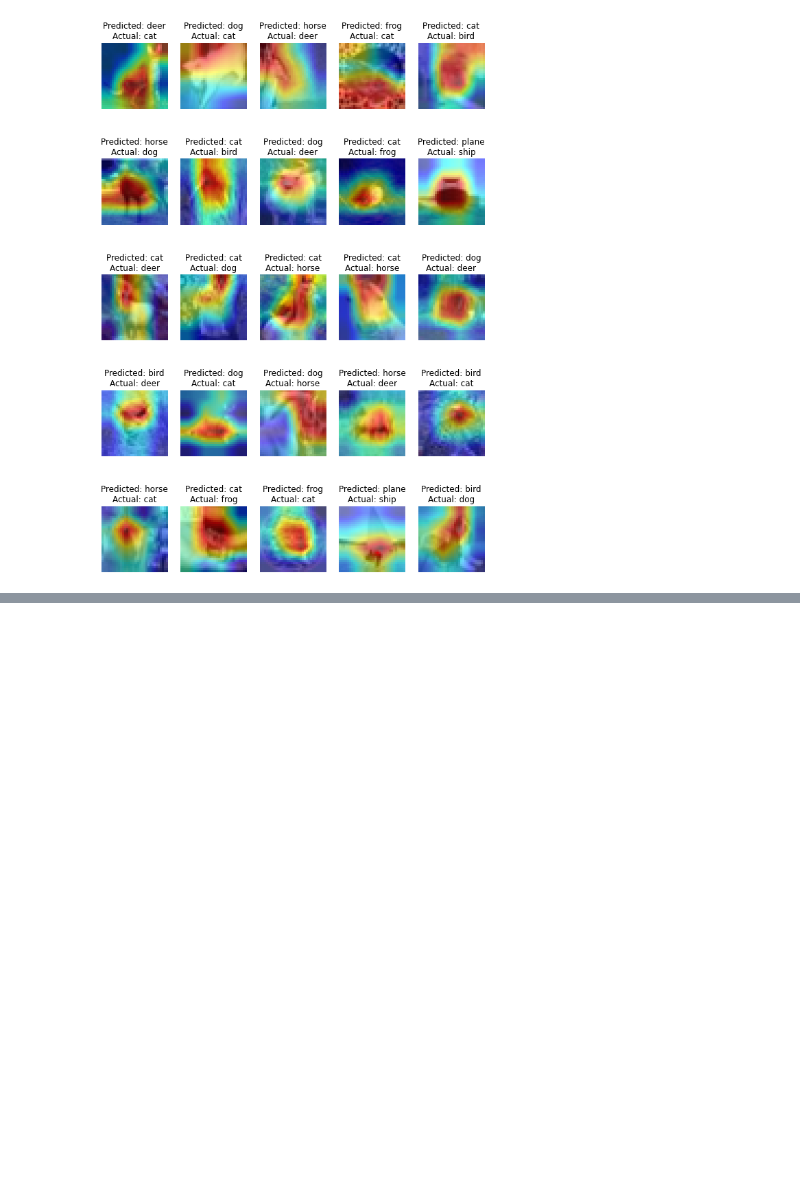
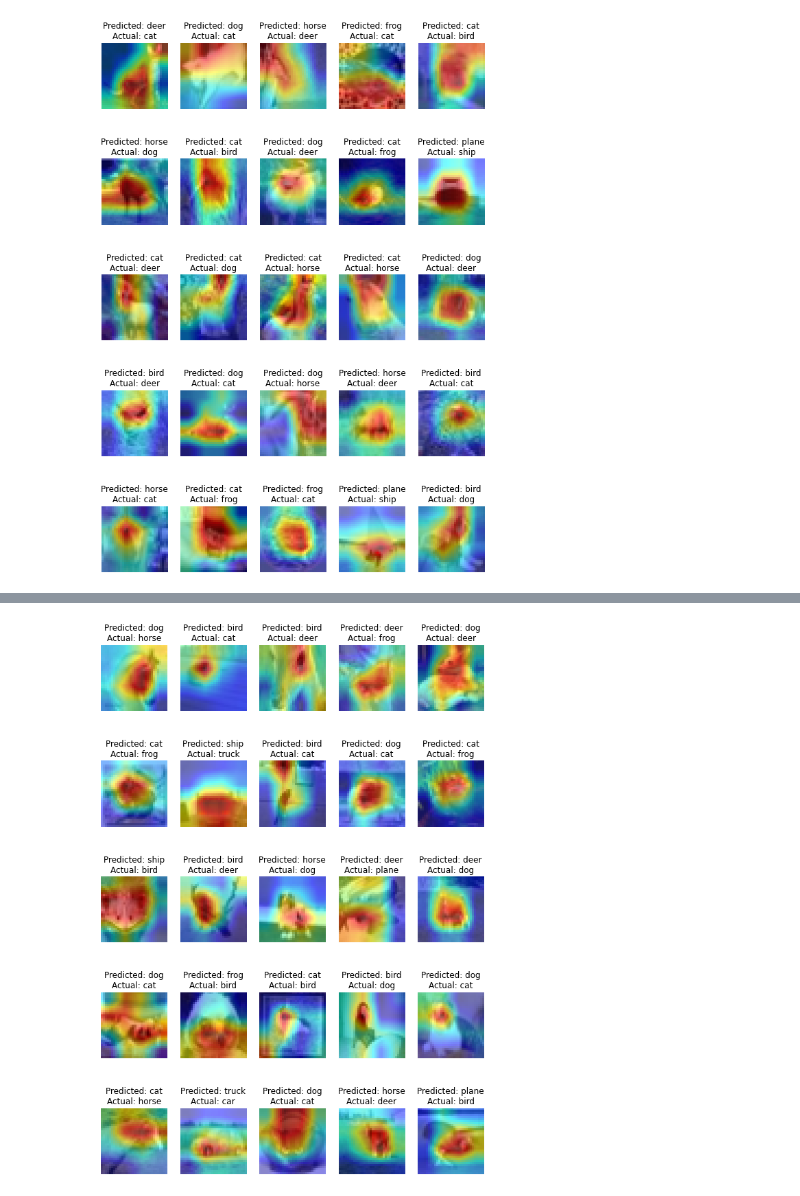
Before and after one commit to addyj/EVA5, a Jupyter notebook: Phase-1/Session-11/EVA5_S11_DavidNet_OneCycleLR.ipynb, the cells around one changed output, grey strips where cells are left out. Cells and saved outputs as stored; diff of their text form; code cells hidden in the pictures; blank space fills up the shorter version.

```diff
--- a/Phase-1/Session-11/EVA5_S11_DavidNet_OneCycleLR.ipynb
+++ b/Phase-1/Session-11/EVA5_S11_DavidNet_OneCycleLR.ipynb
@@ -181,0 +219,13 @@ gradcam_misclassified(
+# %%
+gradcam_misclassified(
+    25,
+    exp2["max_lr=0.03"],
+    exp2["max_lr=0.03"].model.layer3,
+    test_loader,
+    "cuda",
+    class_labels=('plane', 'car', 'bird', 'cat', 'deer', 'dog', 'frog', 'horse', 'ship', 'truck'),
+    mean=datasets.cifar10.mean,
+    std=datasets.cifar10.std,
+)
+# %% [output]
+[figure, added]
```
Also changed, not shown: parts of 5 cells of this notebook.
